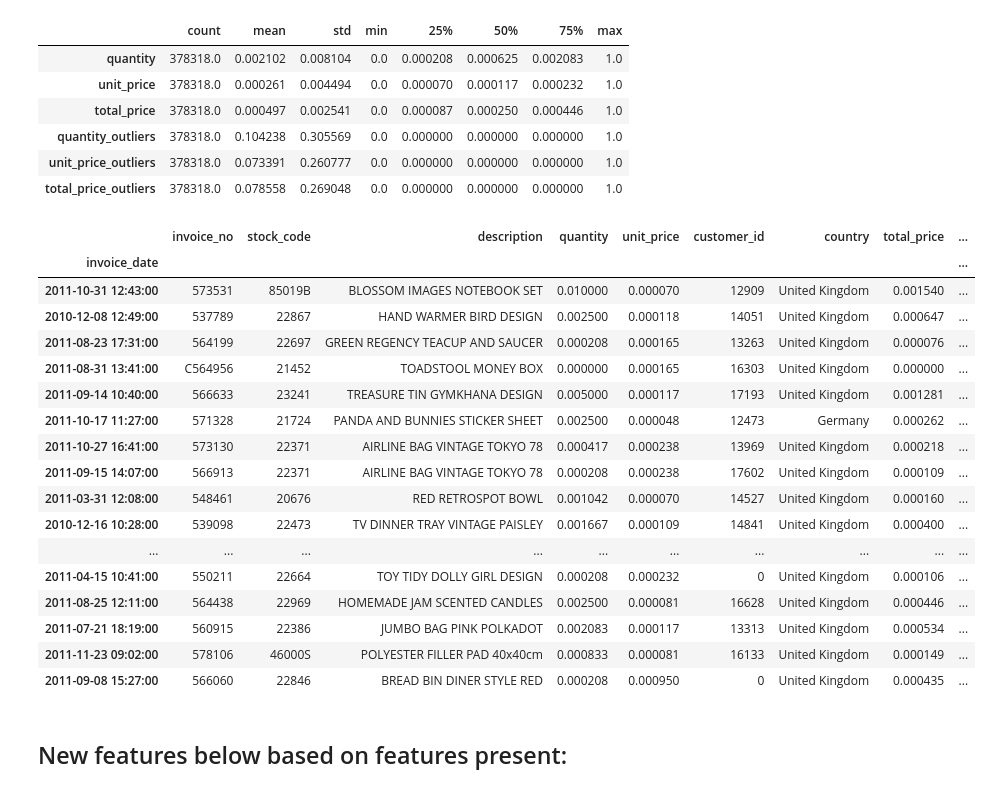
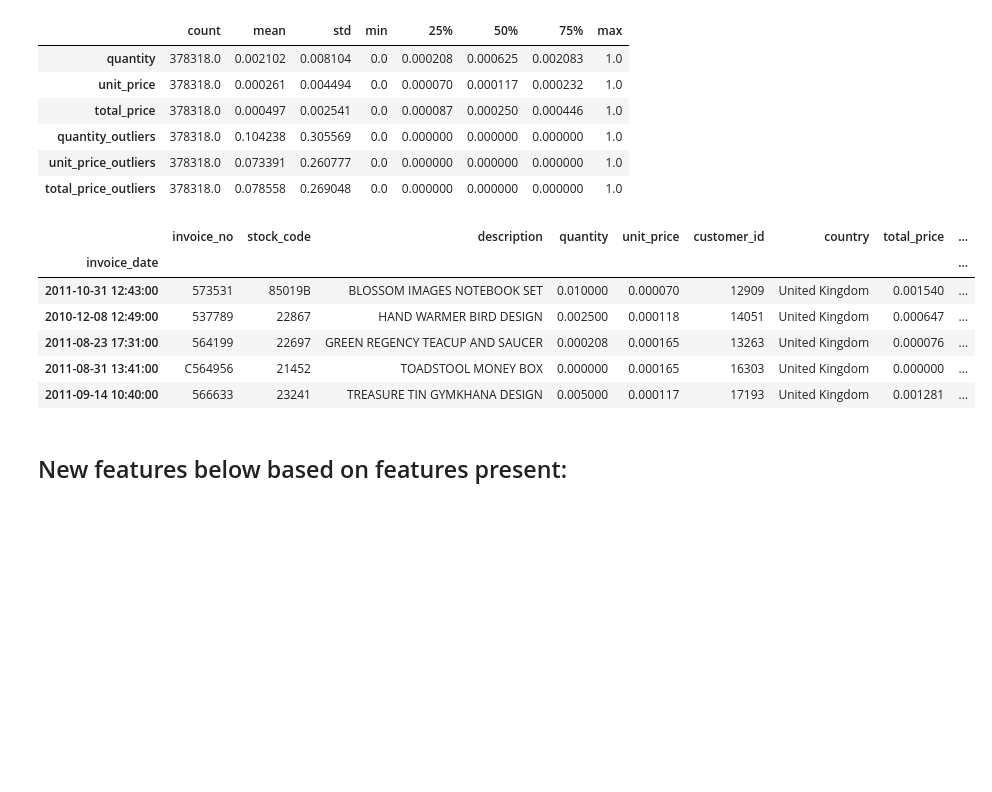
Before and after one commit to Marc-Aradillas/customer-segmentation-project, a Jupyter notebook: exp_working_nb.ipynb, the cells around one changed output. Drawn from its saved outputs; the diff is of its cells as text; code cells hidden in the pictures; blank space fills up the shorter version.

```diff
--- a/exp_working_nb.ipynb
+++ b/exp_working_nb.ipynb
@@ -18,3 +18,6 @@ warnings.filterwarnings('ignore')
 # Exploration Working Notebook
 # %%
 import wrangle as w
+# %%
+train, val, test, train_scaled, val_scaled, test_scaled, new_df, df = w.wrangle_data()
+train.shape, val.shape, test.shape
@@ -54,4 +98,3 @@ train[['quantity', 'unit_price', 'total_price']].head()
 # %%
-train_scaled, val_scaled, test_scaled = w.wrangle_data()
 train_scaled.shape, val_scaled.shape, test_scaled.shape
 # %% [output]
@@ -90,26 +128,15 @@ train_scaled.describe().T
 | unit_price_outliers | 378318.0 | 0.073391 | 0.260777 | 0.0 | 0.000000 | 0.000000 | 0.000000 | 1.0 |
 | total_price_outliers | 378318.0 | 0.078558 | 0.269048 | 0.0 | 0.000000 | 0.000000 | 0.000000 | 1.0 |
 # %%
-train_scaled.head(50)
+train_scaled.head()
 # %% [output]
 |  | invoice_no | stock_code | description | quantity | unit_price | customer_id | country | total_price | ... |
 | invoice_date |  |  |  |  |  |  |  |  | ... |
 | 2011-10-31 12:43:00 | 573531 | 85019B | BLOSSOM IMAGES NOTEBOOK SET | 0.010000 | 0.000070 | 12909 | United Kingdom | 0.001540 | ... |
 | 2010-12-08 12:49:00 | 537789 | 22867 | HAND WARMER BIRD DESIGN | 0.002500 | 0.000118 | 14051 | United Kingdom | 0.000647 | ... |
 | 2011-08-23 17:31:00 | 564199 | 22697 | GREEN REGENCY TEACUP AND SAUCER | 0.000208 | 0.000165 | 13263 | United Kingdom | 0.000076 | ... |
 | 2011-08-31 13:41:00 | C564956 | 21452 | TOADSTOOL MONEY BOX | 0.000000 | 0.000165 | 16303 | United Kingdom | 0.000000 | ... |
 | 2011-09-14 10:40:00 | 566633 | 23241 | TREASURE TIN GYMKHANA DESIGN | 0.005000 | 0.000117 | 17193 | United Kingdom | 0.001281 | ... |
-| 2011-10-17 11:27:00 | 571328 | 21724 | PANDA AND BUNNIES STICKER SHEET | 0.002500 | 0.000048 | 12473 | Germany | 0.000262 | ... |
-| 2011-10-27 16:41:00 | 573130 | 22371 | AIRLINE BAG VINTAGE TOKYO 78 | 0.000417 | 0.000238 | 13969 | United Kingdom | 0.000218 | ... |
-| 2011-09-15 14:07:00 | 566913 | 22371 | AIRLINE BAG VINTAGE TOKYO 78 | 0.000208 | 0.000238 | 17602 | United Kingdom | 0.000109 | ... |
-| 2011-03-31 12:08:00 | 548461 | 20676 | RED RETROSPOT BOWL | 0.001042 | 0.000070 | 14527 | United Kingdom | 0.000160 | ... |
-| 2010-12-16 10:28:00 | 539098 | 22473 | TV DINNER TRAY VINTAGE PAISLEY | 0.001667 | 0.000109 | 14841 | United Kingdom | 0.000400 | ... |
-| ... | ... | ... | ... | ... | ... | ... | ... | ... | ... |
-| 2011-04-15 10:41:00 | 550211 | 22664 | TOY TIDY DOLLY GIRL DESIGN | 0.000208 | 0.000232 | 0 | United Kingdom | 0.000106 | ... |
-| 2011-08-25 12:11:00 | 564438 | 22969 | HOMEMADE JAM SCENTED CANDLES | 0.002500 | 0.000081 | 16628 | United Kingdom | 0.000446 | ... |
-| 2011-07-21 18:19:00 | 560915 | 22386 | JUMBO BAG PINK POLKADOT | 0.002083 | 0.000117 | 13313 | United Kingdom | 0.000534 | ... |
-| 2011-11-23 09:02:00 | 578106 | 46000S | POLYESTER FILLER PAD 40x40cm | 0.000833 | 0.000081 | 16133 | United Kingdom | 0.000149 | ... |
-| 2011-09-08 15:27:00 | 566060 | 22846 | BREAD BIN DINER STYLE RED | 0.000208 | 0.000950 | 0 | United Kingdom | 0.000435 | ... |
 # %% [markdown]
 ## New features below based on features present:
 # %%
```
Also changed, not shown: parts of 23 cells of this notebook, 2 other files.
